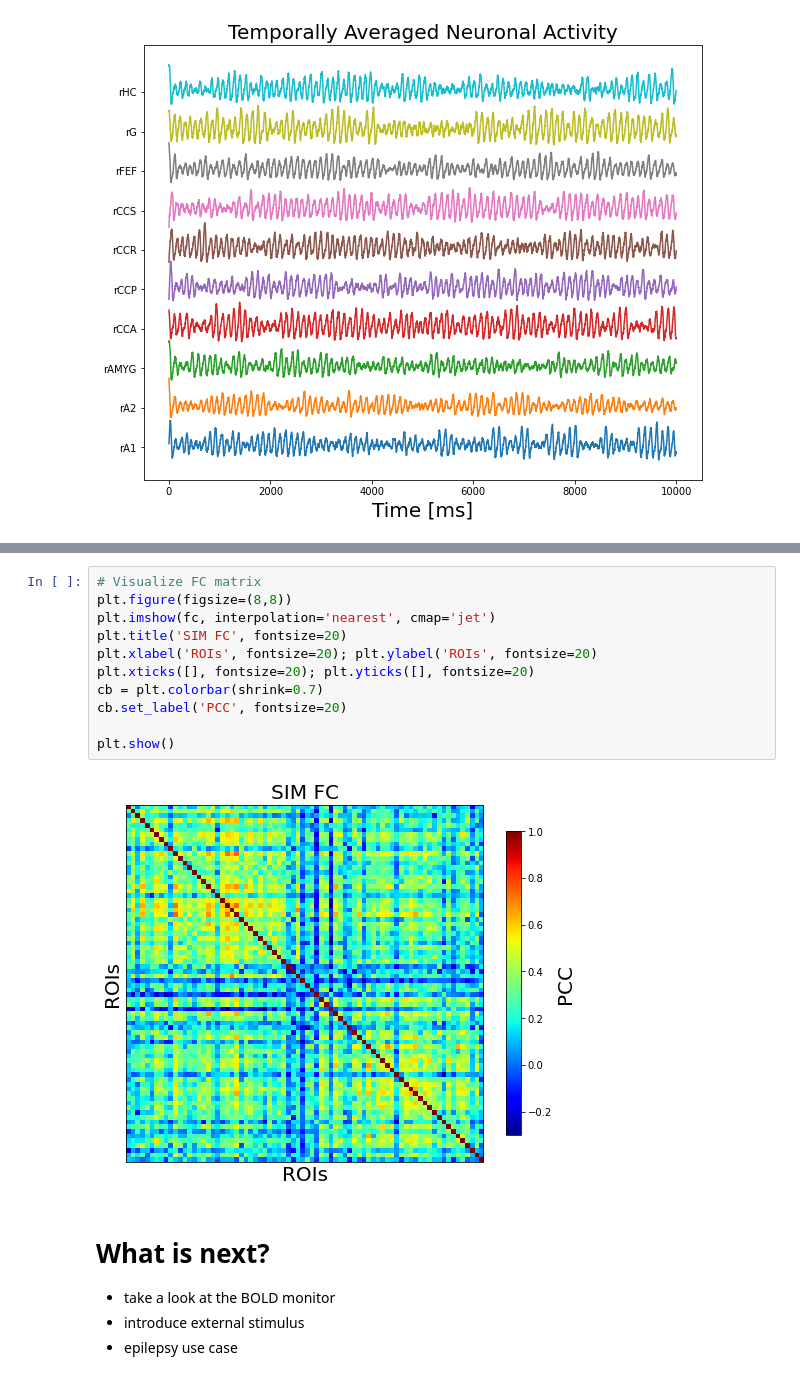
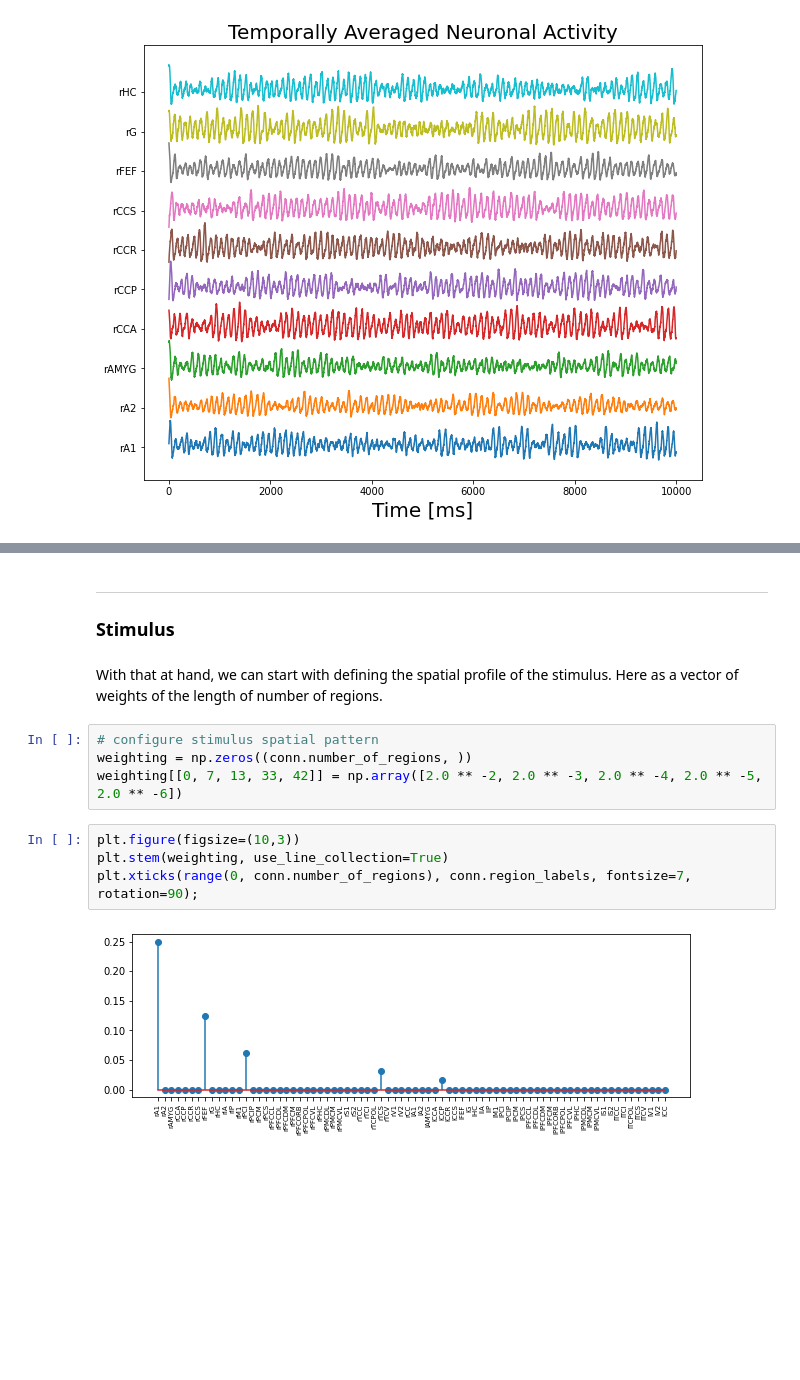
Before and after one commit to i-Zaak/tvb_tutorials, a Jupyter notebook: 1_TVB_First_steps.ipynb, the cells around one changed output, grey strips where cells are left out. Saved outputs shown, nothing was run; the diff lists cells and outputs as text; blank space fills up the shorter version.

```diff
--- a/1_TVB_First_steps.ipynb
+++ b/1_TVB_First_steps.ipynb
@@ -282,19 +270,16 @@ And now we display the resulting FC matrix:
-# %%
-# Visualize FC matrix
-plt.figure(figsize=(8,8))
-plt.imshow(fc, interpolation='nearest', cmap='jet')
-plt.title('SIM FC', fontsize=20)
-plt.xlabel('ROIs', fontsize=20); plt.ylabel('ROIs', fontsize=20)
-plt.xticks([], fontsize=20); plt.yticks([], fontsize=20)
-cb = plt.colorbar(shrink=0.7)
-cb.set_label('PCC', fontsize=20)
-
-plt.show()
-# %% [output]
-[figure, removed]
-# %% [markdown]
-# What is next?
-
-* take a look at the BOLD monitor
-* introduce external stimulus
-* epilepsy use case
+# %% [markdown]
+---
+
+### Stimulus
+# %% [markdown]
+With that at hand, we can start with defining the spatial profile of the stimulus. Here as a vector of weights of the length of number of regions.
+# %%
+# configure stimulus spatial pattern
+weighting = np.zeros((conn.number_of_regions, ))
+weighting[[0, 7, 13, 33, 42]] = np.array([2.0 ** -2, 2.0 ** -3, 2.0 ** -4, 2.0 ** -5, 2.0 ** -6])
+# %%
+plt.figure(figsize=(10,3))
+plt.stem(weighting, use_line_collection=True)
+plt.xticks(range(0, conn.number_of_regions), conn.region_labels, fontsize=7, rotation=90);
+# %% [output]
+[figure, added]
```
Also changed, not shown: parts of 25 cells of this notebook, 4 other files.
